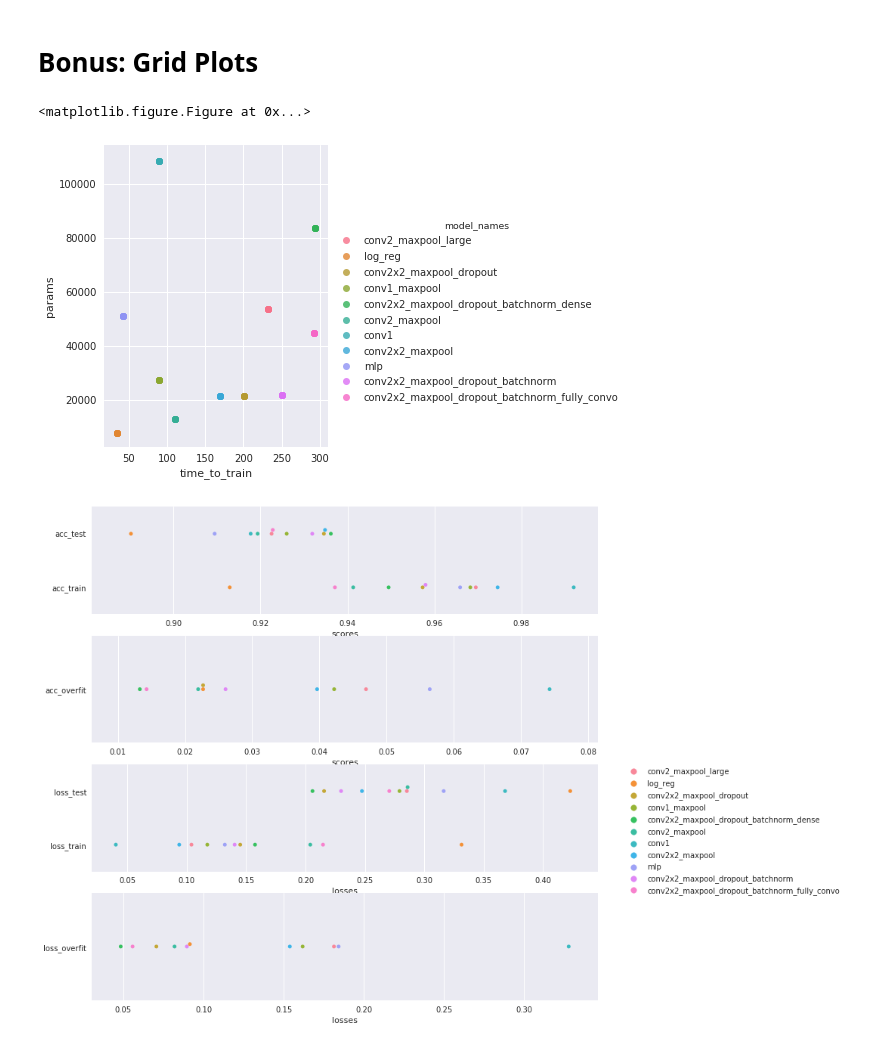
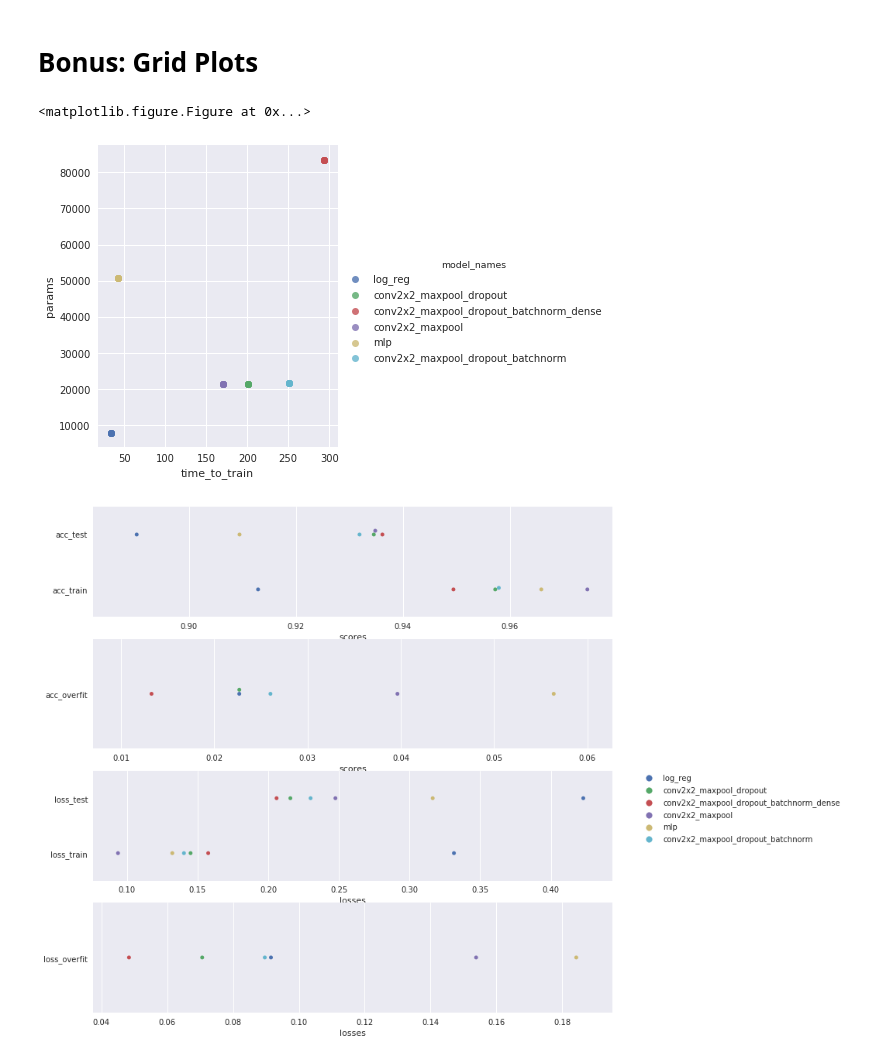
Before and after one commit to deepsense-ai/intel-ai-webinar-neural-networks, a Jupyter notebook: notebook_fresh.ipynb, the cells around one changed output. Saved outputs shown, nothing was run; the diff lists cells and outputs as text; code cells hidden in the pictures.

Commit message:
bonus with models to select

```diff
--- a/notebook_fresh.ipynb
+++ b/notebook_fresh.ipynb
@@ -129,14 +141,18 @@ plt.tight_layout()
 # Bonus: Grid Plots
 # %%
 from grid_plot import plot_complexity, plot_grid
-plot_complexity(save='../resources/model_grid_scores.csv');
+MY_MODELS = ['log_reg', 'mlp',
+             'conv2x2_maxpool',
+             'conv2x2_maxpool_dropout', 'conv2x2_maxpool_dropout_batchnorm',
+              'conv2x2_maxpool_dropout_batchnorm_dense']
+plot_complexity(models=MY_MODELS, save_path='../resources/model_grid_scores.csv');
 # %% [output]
 <matplotlib.figure.Figure at 0x...>
-[figure, old version]
+[figure, new version]
 # %%
-plot_grid(save='../resources/model_grid_scores.csv');
+plot_grid(models=MY_MODELS, save_path='../resources/model_grid_scores.csv');
 # %% [output]
-[figure, old version]
+[figure, new version]
 # %%
 from grid_plot import train_models_and_format_grid
 grid = train_models_and_format_grid(X_train, Y_train, X_test, Y_test, plot_losses, epochs=1)
```
Also changed, not shown: parts of 3 cells of this notebook, 3 other files.
